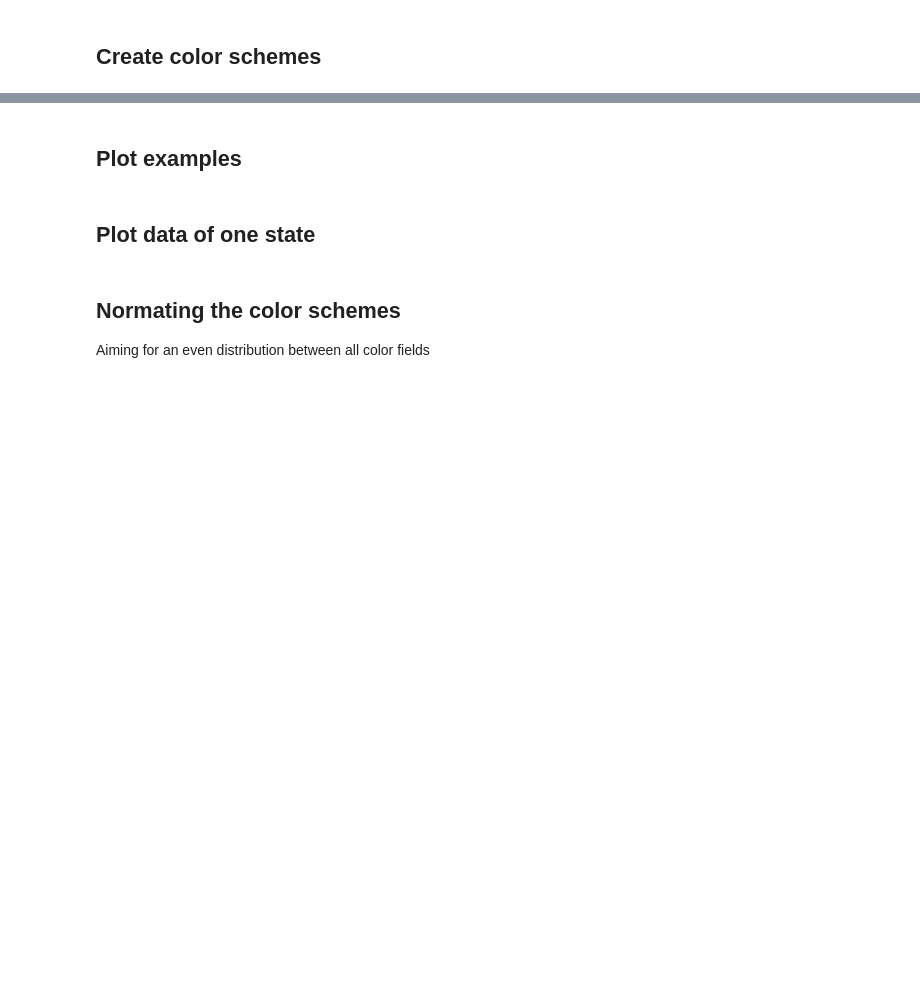
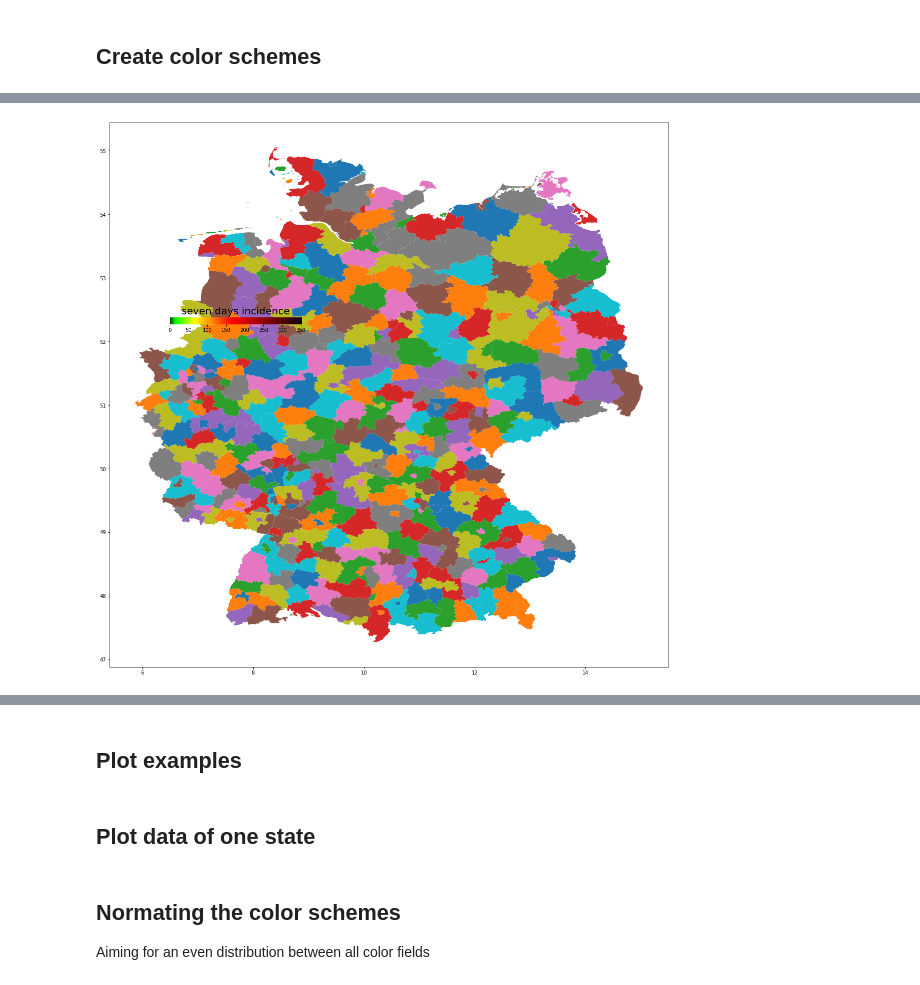
Before and after one commit to leanderbuerkin/germany_model_reconstruction, a Jupyter notebook: current_workspace/plot_data.ipynb, the cells around one changed output, grey strips where cells are left out. Saved outputs shown, nothing was run; the diff lists cells and outputs as text; code cells hidden in the pictures; blank space fills up the shorter version.

```diff
--- a/current_workspace/plot_data.ipynb
+++ b/current_workspace/plot_data.ipynb
@@ -34,6 +38,6 @@ for color_step in np.arange(0,1,0.02):
     red_yellow_green.append((color_step, 1, 0))
 for color_step in np.arange(0,1,0.01):
     red_yellow_green.append((1, 1 - color_step, 0))
-for color_step in np.arange(0,1,0.005):
+for color_step in np.arange(0,0.93,0.005):
     red_yellow_green.append((1 - color_step, 0, 0))
-font = dict(family= 'serif', color= 'black', weight= 'bold', size= 90)
+font = dict(family= 'serif', color= 'black', weight= 'bold', size= 85)
@@ -40,3 +66,20 @@ font = dict(family= 'serif', color= 'black', weight= 'bold', size= 90)
+# %%
+plt.figure(figsize = (20, 20))    # enlarge plot
+for county in counties_geography.values():
+    for polygon in county['geometry']:
+        x,y = np.array(polygon).T
+        plt.fill(x, y)
+
+ax1 = plt.axes([0.2, 0.6, 0.2, 0.01], frameon=False)
+ax1.axes.get_yaxis().set_visible(False)
+#for tick in ax1.xaxis.get_major_ticks():
+    #tick.label.set_fontsize(50)
+plt.title('seven days incidence', fontsize=20)
+for color_index in range(len(red_yellow_green)):
+    plt.fill([1+color_index, 1+color_index, 2+color_index, 2+color_index], [1, 2, 2, 1], color=red_yellow_green[color_index])
+plt.show()
+# %% [output]
+[figure, added]
 # %%
 # check if the needed directory is availlable - otherwise create it
 if not(os.path.isdir("germany_incidence")): os.makedirs("germany_incidence")
```
Also changed, not shown: parts of 6 cells of this notebook, 1 other file.
